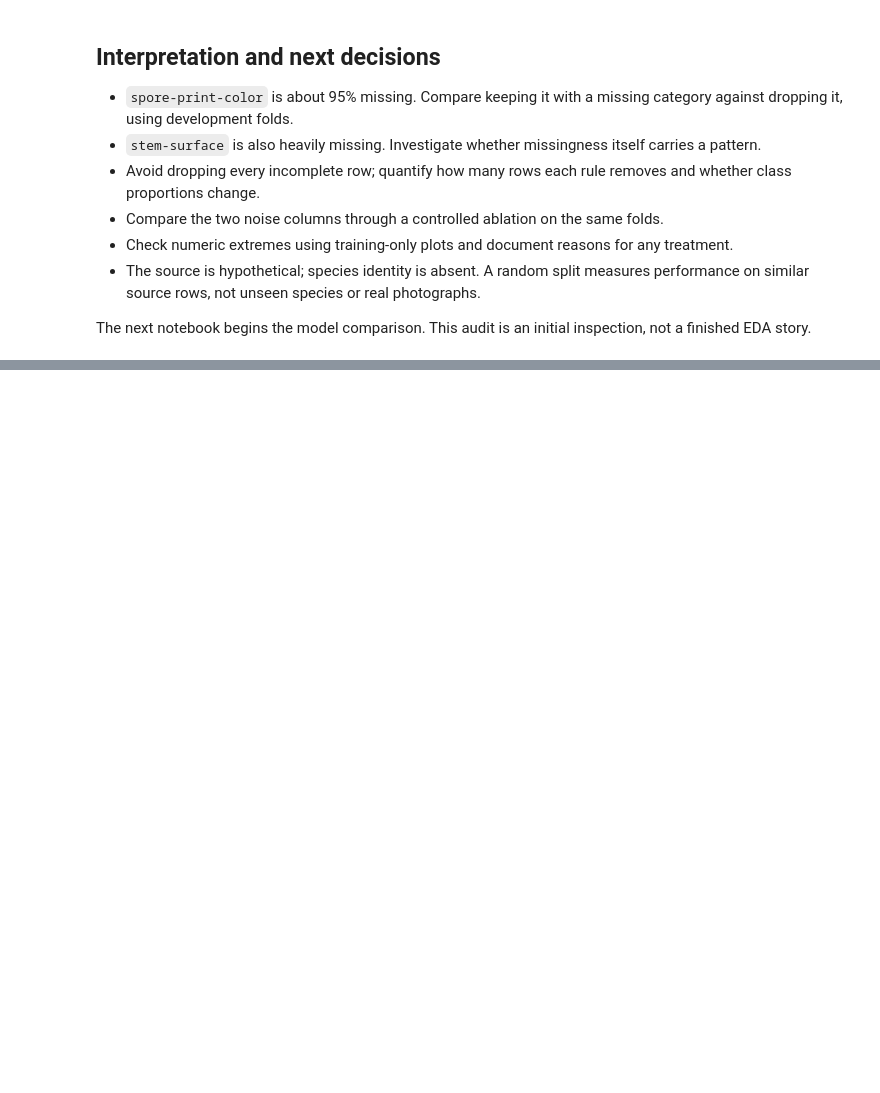
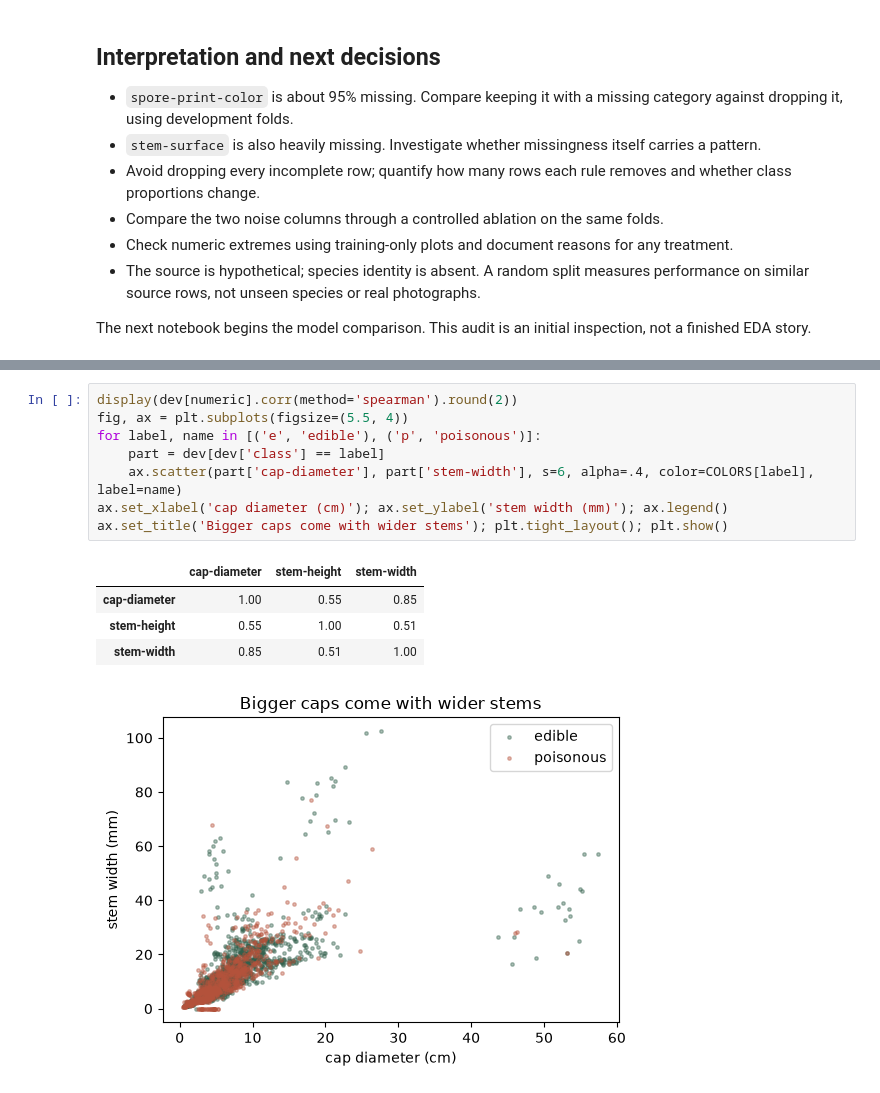
Before and after one commit to viviana-pajic/CloudAI_The-best-DL-group-in-the-world-ever, a Jupyter notebook: mushrooms/00_data_audit.ipynb, the cells around one changed output, grey strips where cells are left out. Drawn from its saved outputs; the diff is of its cells as text; blank space fills up the shorter version.

```diff
--- a/mushrooms/00_data_audit.ipynb
+++ b/mushrooms/00_data_audit.ipynb
@@ -124,0 +285,14 @@ The next notebook begins the model comparison. This audit is an initial inspecti
+# %%
+display(dev[numeric].corr(method='spearman').round(2))
+fig, ax = plt.subplots(figsize=(5.5, 4))
+for label, name in [('e', 'edible'), ('p', 'poisonous')]:
+    part = dev[dev['class'] == label]
+    ax.scatter(part['cap-diameter'], part['stem-width'], s=6, alpha=.4, color=COLORS[label], label=name)
+ax.set_xlabel('cap diameter (cm)'); ax.set_ylabel('stem width (mm)'); ax.legend()
+ax.set_title('Bigger caps come with wider stems'); plt.tight_layout(); plt.show()
+# %% [output]
+|  | cap-diameter | stem-height | stem-width |
+| cap-diameter | 1.00 | 0.55 | 0.85 |
+| stem-height | 0.55 | 1.00 | 0.51 |
+| stem-width | 0.85 | 0.51 | 1.00 |
+[figure, added]
```
Also changed, not shown: parts of 28 cells of this notebook, 5 other files.
